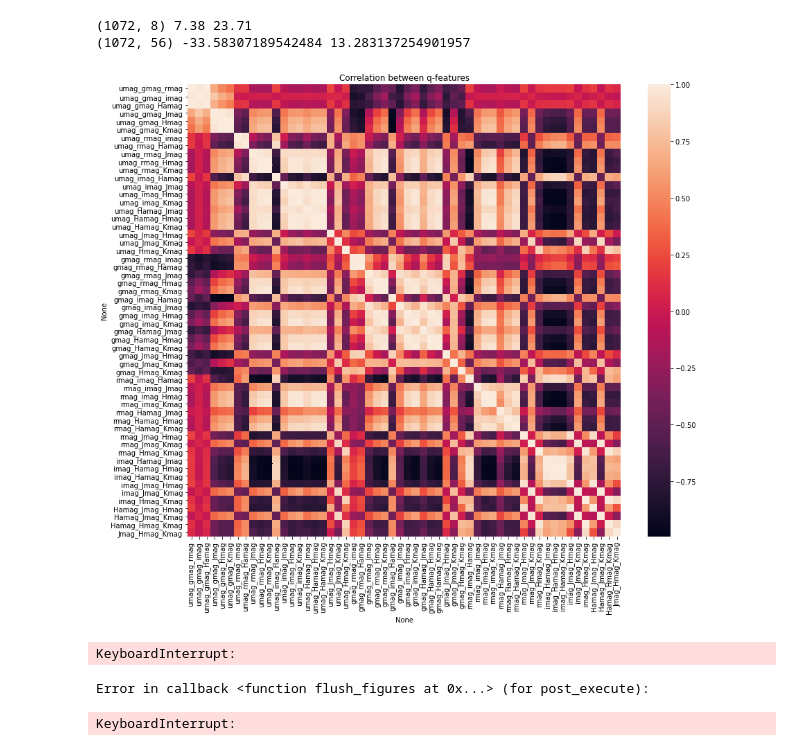
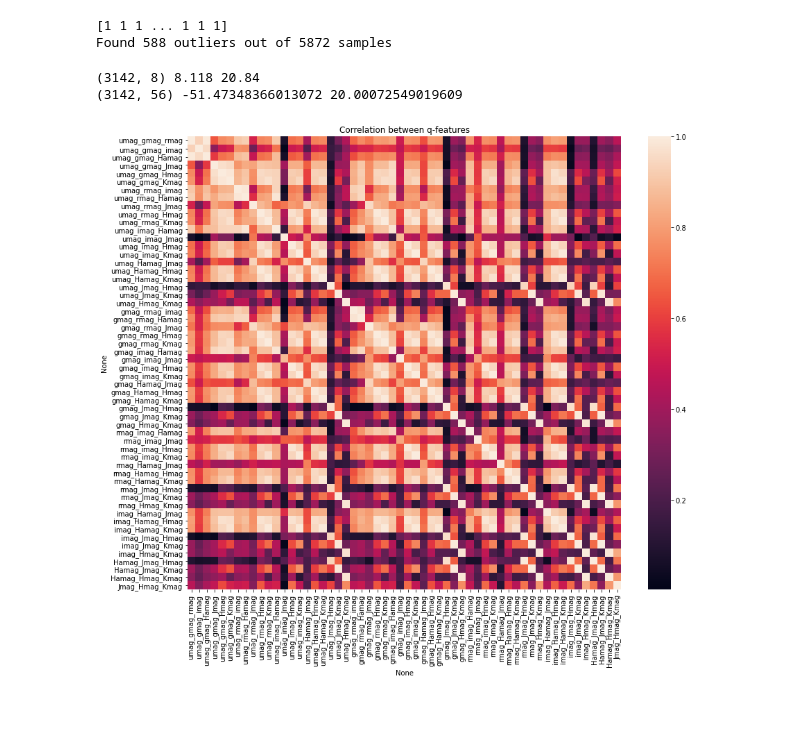
Before and after one commit to facundoq/bestars, a Jupyter notebook: Exploratory analysis.ipynb, the cells around one changed output. Saved outputs shown, nothing was run; the diff lists cells and outputs as text; code cells hidden in the pictures; blank space fills up the shorter version.

```diff
--- a/Exploratory analysis.ipynb
+++ b/Exploratory analysis.ipynb
@@ -7,10 +7,9 @@ import numpy as np
 import pandas as pd
 import seaborn as sn
 import matplotlib.pyplot as plt
-from datasets import liu,mohr_smith
+from datasets import liu,mohr_smith,mcswain,hou
 dataset = liu
-x,y,metadata = dataset.load()
-# x,y,metadata = datasets.load_liu()
+x,y,metadata = dataset.load(dropna=True)
 print(x)
 # %% [output]
 Index(['col1', 'Unnamed: 0', '_RAJ2000_1', '_DEJ2000_1', 'LAMOST_sep', 'umag',
@@ -48,3 +69,16 @@ plt.show()
+# %%
+from sklearn.neighbors import LocalOutlierFactor
+from sklearn.covariance import EllipticEnvelope,EmpiricalCovariance
+
+# outlier_model= LocalOutlierFactor(n_neighbors=35, contamination=0.1)
+outlier_model = EllipticEnvelope()
+y_pred = outlier_model.fit_predict(x.to_numpy())
+print(y_pred)
+outliers=(y_pred==-1).sum()
+print(f"Found {outliers} outliers out of {len(x)} samples")
+# %% [output]
+[1 1 1 ... 1 1 1]
+Found 588 outliers out of 5872 samples
 # %%
 x_np=x.to_numpy()
 import qfeatures
@@ -59,28 +93,12 @@ print(m.shape,m.min(),m.max())
 
 q_df = pd.DataFrame(m, columns = [q.column_names])
 # %% [output]
-(1072, 8) 7.38 23.71
-(1072, 56) -33.58307189542484 13.283137254901957
+(3142, 8) 8.118 20.84
+(3142, 56) -51.47348366013072 20.00072549019609
 # %%
 f=plt.figure(figsize = (14,12))
-
-# cm=np.corrcoef(m,rowvar=False)
-# print(cm.shape,cm.min(),cm.max(),cm.mean())
-sn.heatmap(q_df.corr())
-
+sn.heatmap(q_df.corr().abs())
 plt.title("Correlation between q-features")
 plt.show()
 # %% [output]
-[figure, old version]
+[figure, new version]
-# %%
-pd.plotting.scatter_matrix(q_df)
-# for al in axes:
-#     for ax in al:
-# #         ax.set_xticks([])
-# #         ax.set_yticks([])
-plt.title("Scatter matrices between q-features")
-plt.show()
-# %% [output]
-KeyboardInterrupt:
-Error in callback <function flush_figures at 0x...> (for post_execute):
-KeyboardInterrupt:
```
Also changed, not shown: parts of 4 cells of this notebook, 8 other files.
